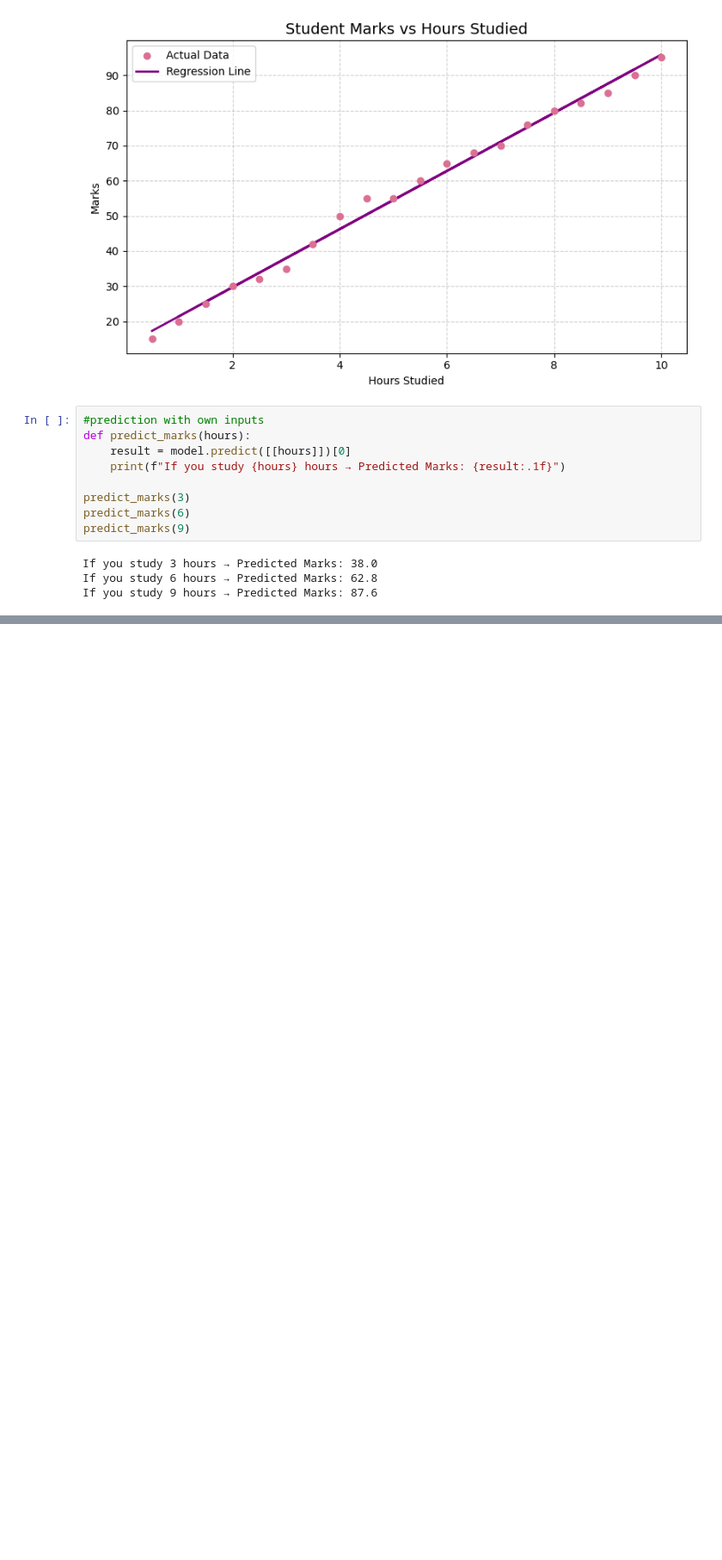
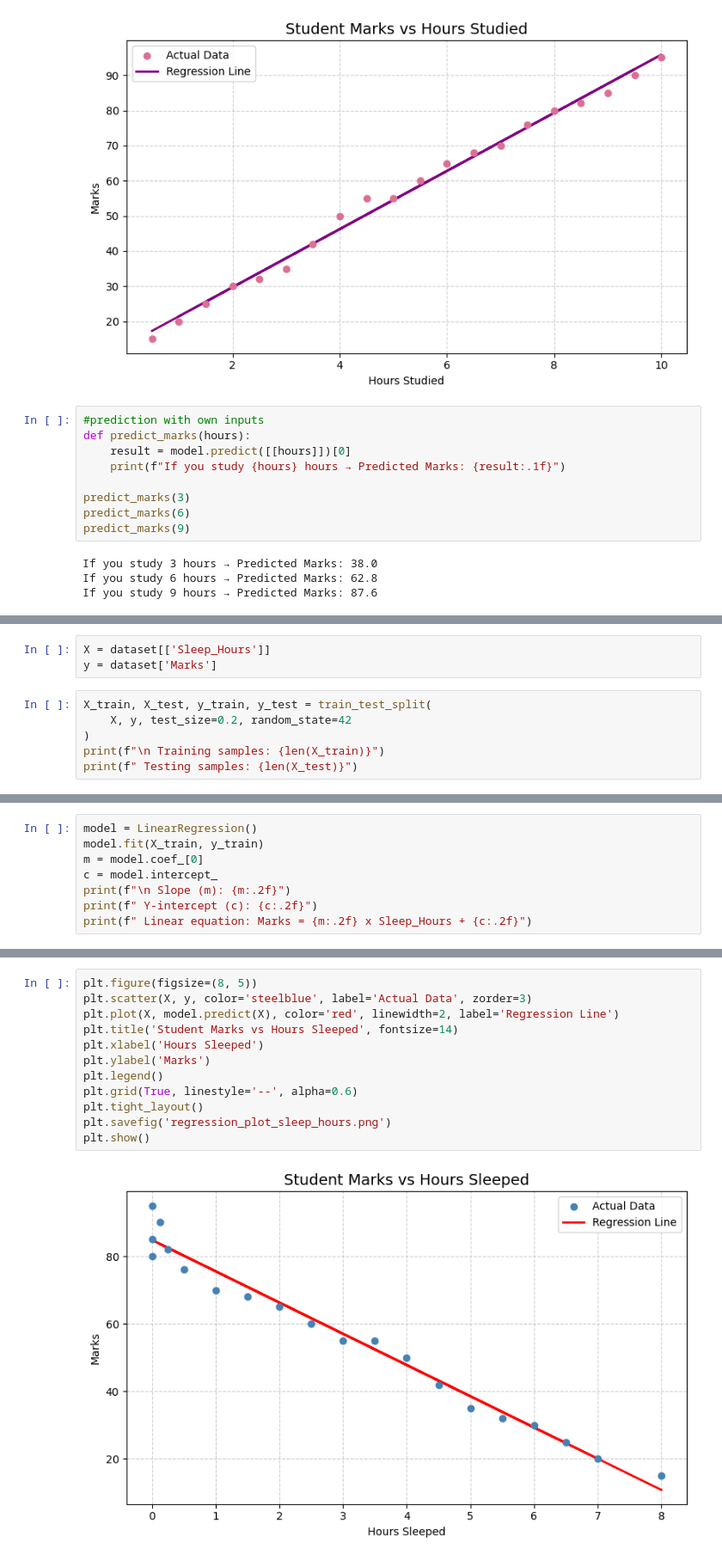
Before and after one commit to RadhikaKapoor383/student-marks-predictor, a Jupyter notebook: marks-predictor.ipynb, the cells around one changed output, grey strips where cells are left out. Shown at 86% size. Cells and saved outputs as stored; diff of their text form; blank space fills up the shorter version.

Commit message:
created the linear model between hours_Sleeped vs marks

```diff
--- a/marks-predictor.ipynb
+++ b/marks-predictor.ipynb
@@ -129,0 +132,9 @@ If you study 9 hours → Predicted Marks: 87.6
+# %%
+X = dataset[['Sleep_Hours']]
+y = dataset['Marks']
+# %%
+X_train, X_test, y_train, y_test = train_test_split(
+    X, y, test_size=0.2, random_state=42
+)
+print(f"\n Training samples: {len(X_train)}")
+print(f" Testing samples: {len(X_test)}")
@@ -129,0 +144,8 @@ If you study 9 hours → Predicted Marks: 87.6
+# %%
+model = LinearRegression()
+model.fit(X_train, y_train)
+m = model.coef_[0]
+c = model.intercept_
+print(f"\n Slope (m): {m:.2f}")
+print(f" Y-intercept (c): {c:.2f}")
+print(f" Linear equation: Marks = {m:.2f} x Sleep_Hours + {c:.2f}")
@@ -129,0 +177,14 @@ If you study 9 hours → Predicted Marks: 87.6
+# %%
+plt.figure(figsize=(8, 5))
+plt.scatter(X, y, color='steelblue', label='Actual Data', zorder=3)
+plt.plot(X, model.predict(X), color='red', linewidth=2, label='Regression Line')
+plt.title('Student Marks vs Hours Sleeped', fontsize=14)
+plt.xlabel('Hours Sleeped')
+plt.ylabel('Marks')
+plt.legend()
+plt.grid(True, linestyle='--', alpha=0.6)
+plt.tight_layout()
+plt.savefig('regression_plot_sleep_hours.png')
+plt.show()
+# %% [output]
+[figure, added]
```
Also changed, not shown: parts of 7 cells of this notebook, 1 other file.
